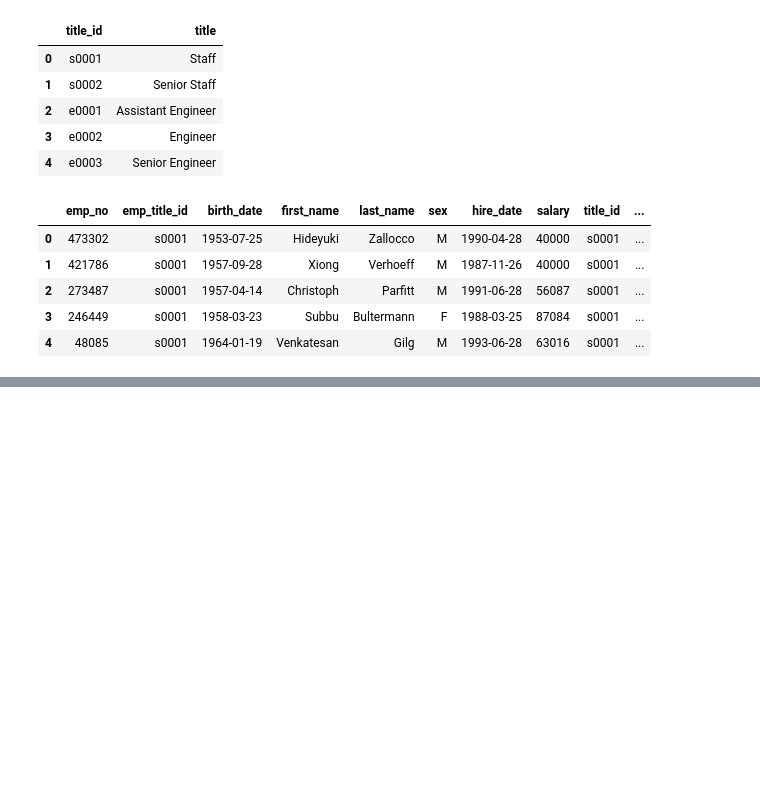
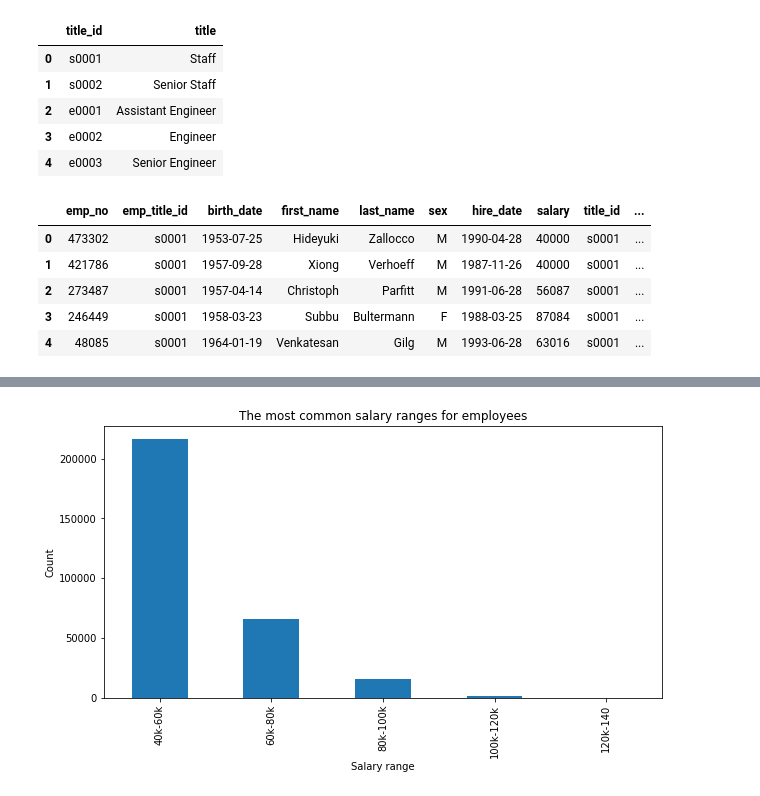
Before and after one commit to 22OVERSooN/sql_challenge, a Jupyter notebook: Bonus/Bonus_Analysis.ipynb, the cells around one changed output, grey strips where cells are left out. Saved outputs shown, nothing was run; the diff lists cells and outputs as text; code cells hidden in the pictures; blank space fills up the shorter version.

```diff
--- a/Bonus/Bonus_Analysis.ipynb
+++ b/Bonus/Bonus_Analysis.ipynb
@@ -123,3 +123,6 @@ employees_salary_title.head()
 | 2 | 273487 | s0001 | 1957-04-14 | Christoph | Parfitt | M | 1991-06-28 | 56087 | s0001 | ... |
 | 3 | 246449 | s0001 | 1958-03-23 | Subbu | Bultermann | F | 1988-03-25 | 87084 | s0001 | ... |
 | 4 | 48085 | s0001 | 1964-01-19 | Venkatesan | Gilg | M | 1993-06-28 | 63016 | s0001 | ... |
+# %%
+df = employees_salary_title.copy()
+df
@@ -125,0 +150,6 @@ employees_salary_title.head()
+# %%
+bins = [40000,60000,80000,100000,120000,140000]
+group_names = ['40k-60k','60k-80k','80k-100k','100k-120k','120k-140']
+df['salary_range'] = pd.cut(df['salary'], bins, labels = group_names, include_lowest = True)
+#df = df.groupby(['Salary Range'])
+df
@@ -125,0 +170,4 @@ employees_salary_title.head()
+# %%
+count_salary = df.groupby(['salary_range'])
+count_salary_df = count_salary['salary_range'].count()
+count_salary_df.head()
@@ -125,0 +182,9 @@ employees_salary_title.head()
+# %%
+count_salary_df.plot(kind="bar",figsize = (10,5))
+plt.title("The most common salary ranges for employees")
+plt.xlabel("Salary range")
+plt.ylabel('Count')
+plt
+plt.show()
+# %% [output]
+[figure, added]
```
Also changed, not shown: parts of 6 cells of this notebook.
